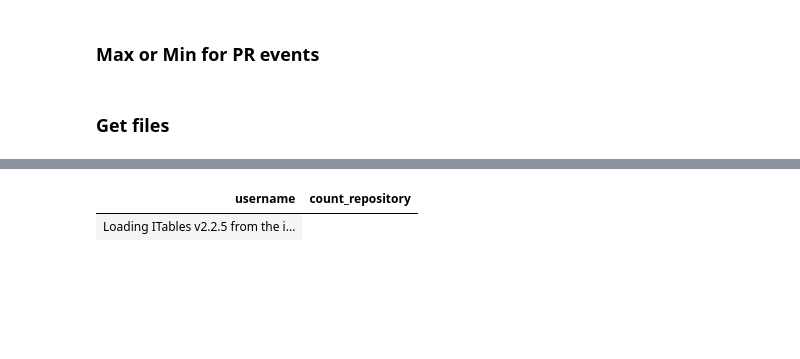
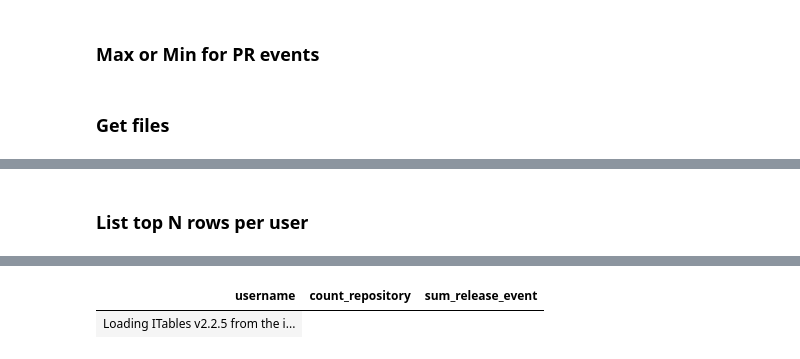
Before and after one commit to vnegi10/GH_Archive_data_analysis, a Jupyter notebook: Polars_query.ipynb, the cells around one changed output, grey strips where cells are left out. Drawn from its saved outputs; the diff is of its cells as text; code cells hidden in the pictures; blank space fills up the shorter version.

```diff
--- a/Polars_query.ipynb
+++ b/Polars_query.ipynb
@@ -12,7 +12,7 @@ print(pl.__version__)
 # %% [markdown]
 ## Input data and update schema
 # %%
-archive_folder = "/home/vikas/Dbatch_sizeesktop/HuggingFace/github-repo-enumeration/*.csv"
+archive_folder = "/home/vikas/Desktop/HuggingFace/github-repo-enumeration/*.csv"
 # %%
 new_schema = {
                 'unique_contributors': pl.Int32,
@@ -195,7 +195,9 @@ Wall time: 27.1 s
 | repo_name | pull_request_review_event_count |
 | Loading ITables v2.2.5 from the i... |
+# %% [markdown]
+### List top N rows per user
 # %%
-def get_repo_count_manual(csv_files, num_users):
+def get_repo_count_manual(csv_files, num_rows, sort_col):
 
     top_repos = None
 
@@ -205,7 +207,7 @@ def get_repo_count_manual(csv_files, num_users):
         pl.scan_csv(fname,
                     schema_overrides = new_schema
                    )
-          .select("repo_name")
+          .select("repo_name", "release_event_count")
           .unique()
           .with_columns([
                        pl.col("repo_name").str.split("/").list.get(0).alias("username"),
@@ -213,10 +215,11 @@ def get_repo_count_manual(csv_files, num_users):
                        ])
           .group_by("username")
           .agg(
-              pl.col("repository").count().alias("count_repository")
+              pl.col("repository").count().alias("count_repository"),
+              pl.col("release_event_count").sum().alias("sum_release_event")
           )
-          .sort("count_repository", descending = True)
-          .head(num_users)
+          .sort(sort_col, descending = True)
+          .head(num_rows)
         )
 
         fname_top = q1.collect()
@@ -229,15 +232,16 @@ def get_repo_count_manual(csv_files, num_users):
                  pl.concat([top_repos, fname_top])
                    .group_by("username")
                    .agg(
-                          pl.col("count_repository").sum().alias("count_repository")
+                          pl.col("count_repository").sum().alias("count_repository"),
+                          pl.col("sum_release_event").sum().alias("sum_release_event")
                        )
-                   .sort("count_repository", descending = True)
-                   .head(num_users)
+                   .sort(sort_col, descending = True)
+                   .head(num_rows)
             )
 
     return top_repos
 # %%
 %%time
 
-get_repo_count_manual(csv_files, 50)
+get_repo_count_manual(csv_files, 50, "sum_release_event")
 # %% [output]
@@ -246,2 +250,2 @@ Wall time: 1min 59s
-| username | count_repository |
+| username | count_repository | sum_release_event |
 | Loading ITables v2.2.5 from the i... |
```
Also changed, not shown: parts of 6 cells of this notebook, 1 other file.
